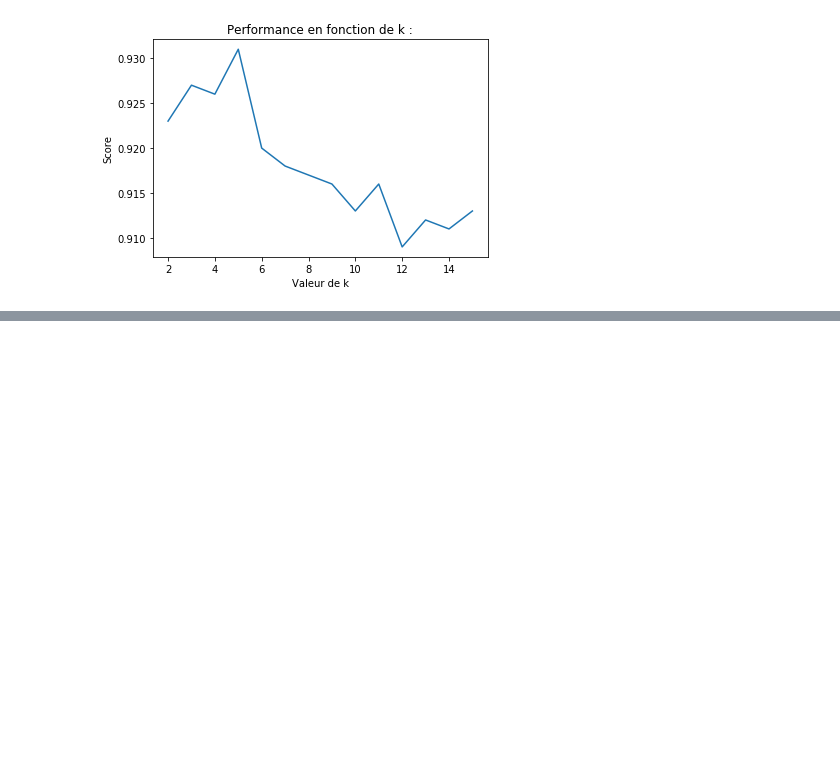
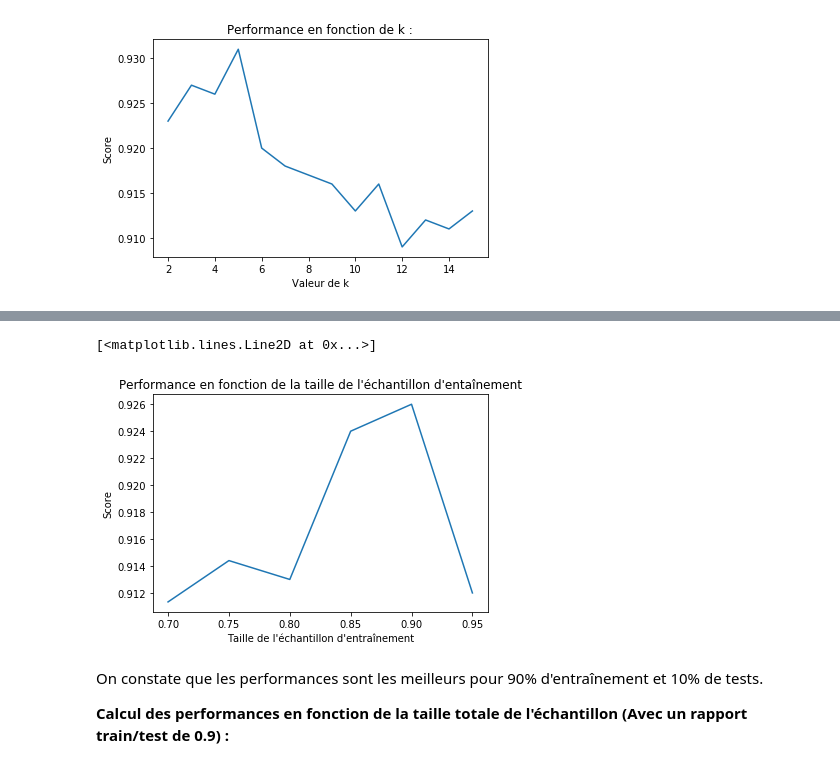
Before and after one commit to thomascazaubon/Apprentissage_Cazaubon_Plantec, a Jupyter notebook: TP1_KNN_CAZAUBON_PLANTEC.ipynb, the cells around one changed output, grey strips where cells are left out. Saved outputs shown, nothing was run; the diff lists cells and outputs as text; code cells hidden in the pictures; blank space fills up the shorter version.

```diff
--- a/TP1_KNN_CAZAUBON_PLANTEC.ipynb
+++ b/TP1_KNN_CAZAUBON_PLANTEC.ipynb
@@ -208,0 +225,23 @@ show()
+# %%
+from pylab import *
+
+scores = []
+pourcentages = []
+for i in np.arange(0.7,0.99,0.05) :
+    xtrain, xtest, ytrain, ytest = model_selection.train_test_split(mnist.data[data], mnist.target[data], train_size=i)
+    clf = neighbors.KNeighborsClassifier(5)
+    clf.fit(xtrain, ytrain)
+    score = clf.score(xtest, ytest)
+    scores.append(score)
+# %%
+plt.xlabel("Taille de l'échantillon d'entraînement")
+plt.ylabel("Score")
+plt.title("Performance en fonction de la taille de l'échantillon d'entaînement")
+plt.plot(np.arange(0.7,0.99,0.05),scores)
+# %% [output]
+[<matplotlib.lines.Line2D at 0x...>]
+[figure, added]
+# %% [markdown]
+On constate que les performances sont les meilleurs pour 90% d'entraînement et 10% de tests.
+
+**Calcul des performances en fonction de la taille totale de l'échantillon (Avec un rapport train/test de 0.9) :**
```
Also changed, not shown: parts of 10 cells of this notebook.
